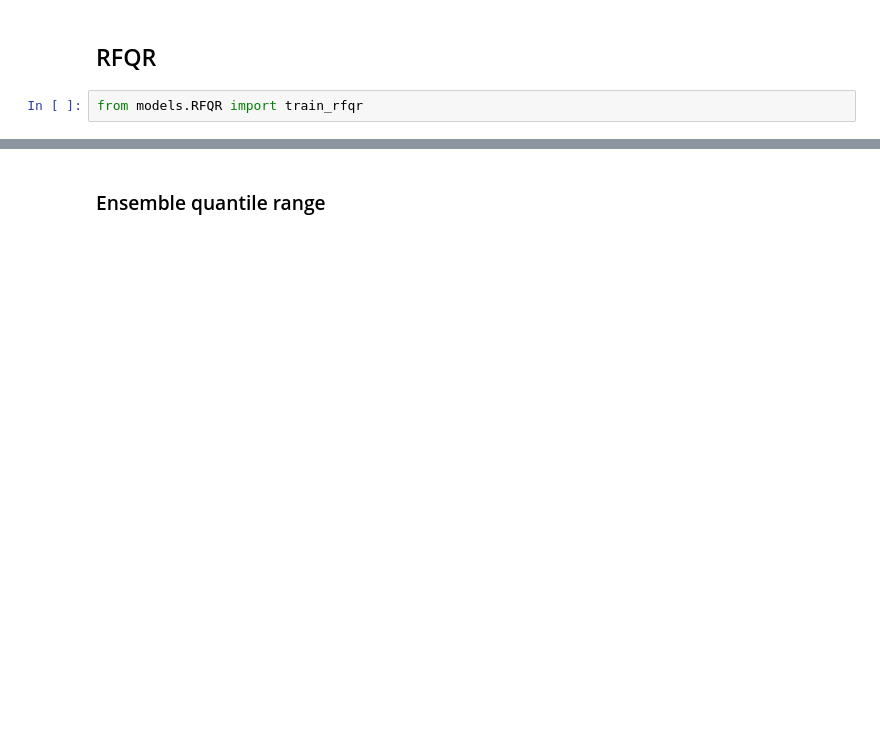
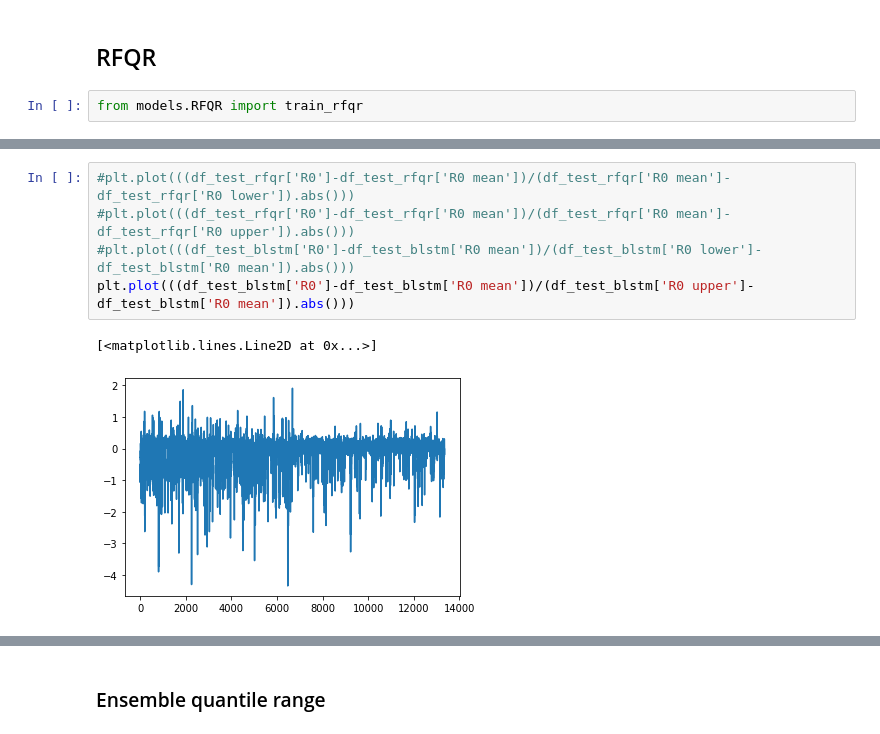
Before and after one commit to IBM/UQ-climate-impact-benchmarking, a Jupyter notebook: ensemble_modeling.ipynb, the cells around one changed output, grey strips where cells are left out. Saved outputs shown, nothing was run; the diff lists cells and outputs as text; blank space fills up the shorter version.

```diff
--- a/ensemble_modeling.ipynb
+++ b/ensemble_modeling.ipynb
@@ -217,0 +306,8 @@ fig = plotting.plot_single_members(df_test_rfqr, iforecasts, 'figures/rfqr_2017-
+# %%
+#plt.plot(((df_test_rfqr['R0']-df_test_rfqr['R0 mean'])/(df_test_rfqr['R0 mean']-df_test_rfqr['R0 lower']).abs()))
+#plt.plot(((df_test_rfqr['R0']-df_test_rfqr['R0 mean'])/(df_test_rfqr['R0 mean']-df_test_rfqr['R0 upper']).abs()))
+#plt.plot(((df_test_blstm['R0']-df_test_blstm['R0 mean'])/(df_test_blstm['R0 lower']-df_test_blstm['R0 mean']).abs()))
+plt.plot(((df_test_blstm['R0']-df_test_blstm['R0 mean'])/(df_test_blstm['R0 upper']-df_test_blstm['R0 mean']).abs()))
+# %% [output]
+[<matplotlib.lines.Line2D at 0x...>]
+[figure, added]
```
Also changed, not shown: parts of 28 cells of this notebook, 4 other files.
